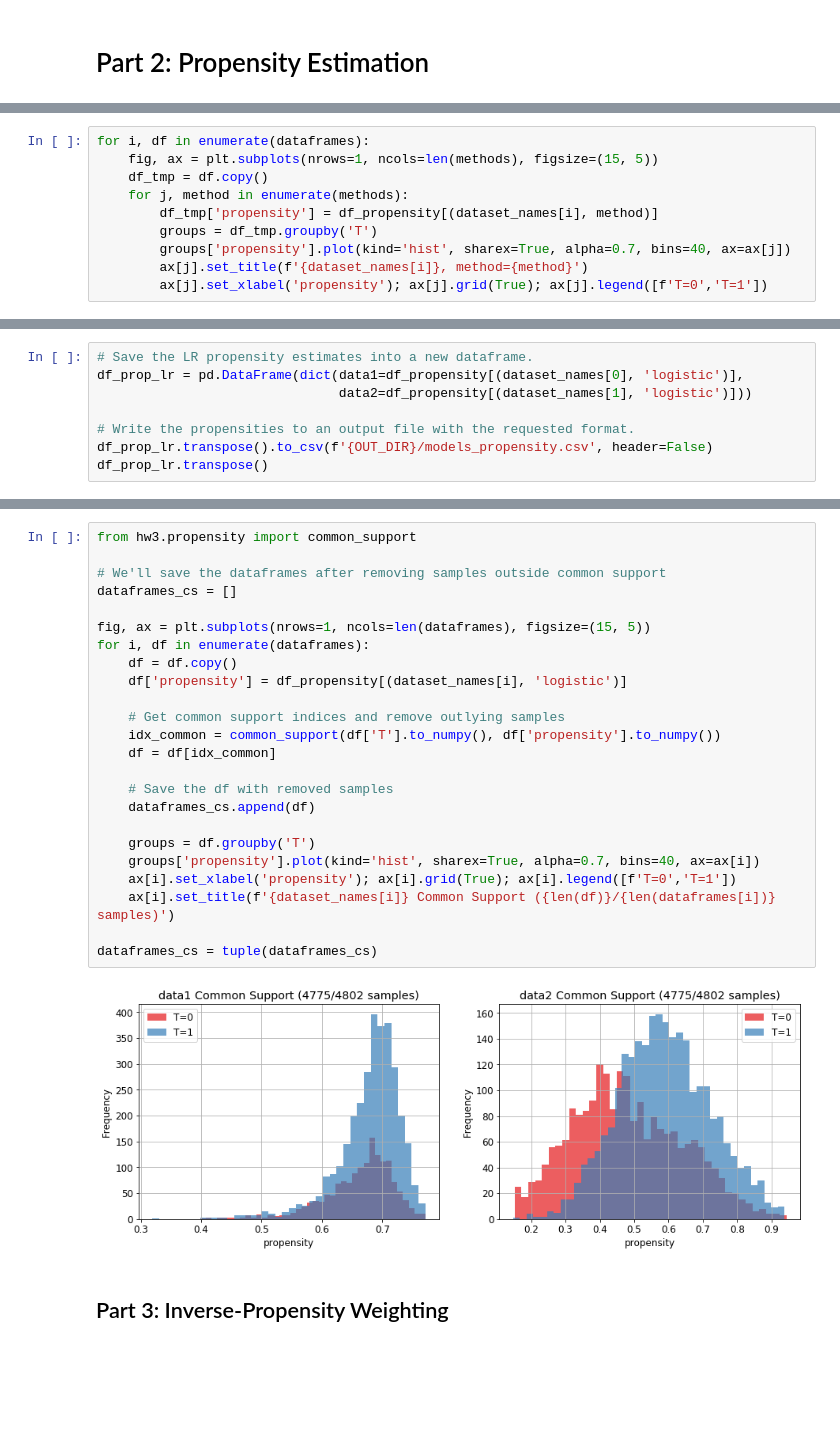
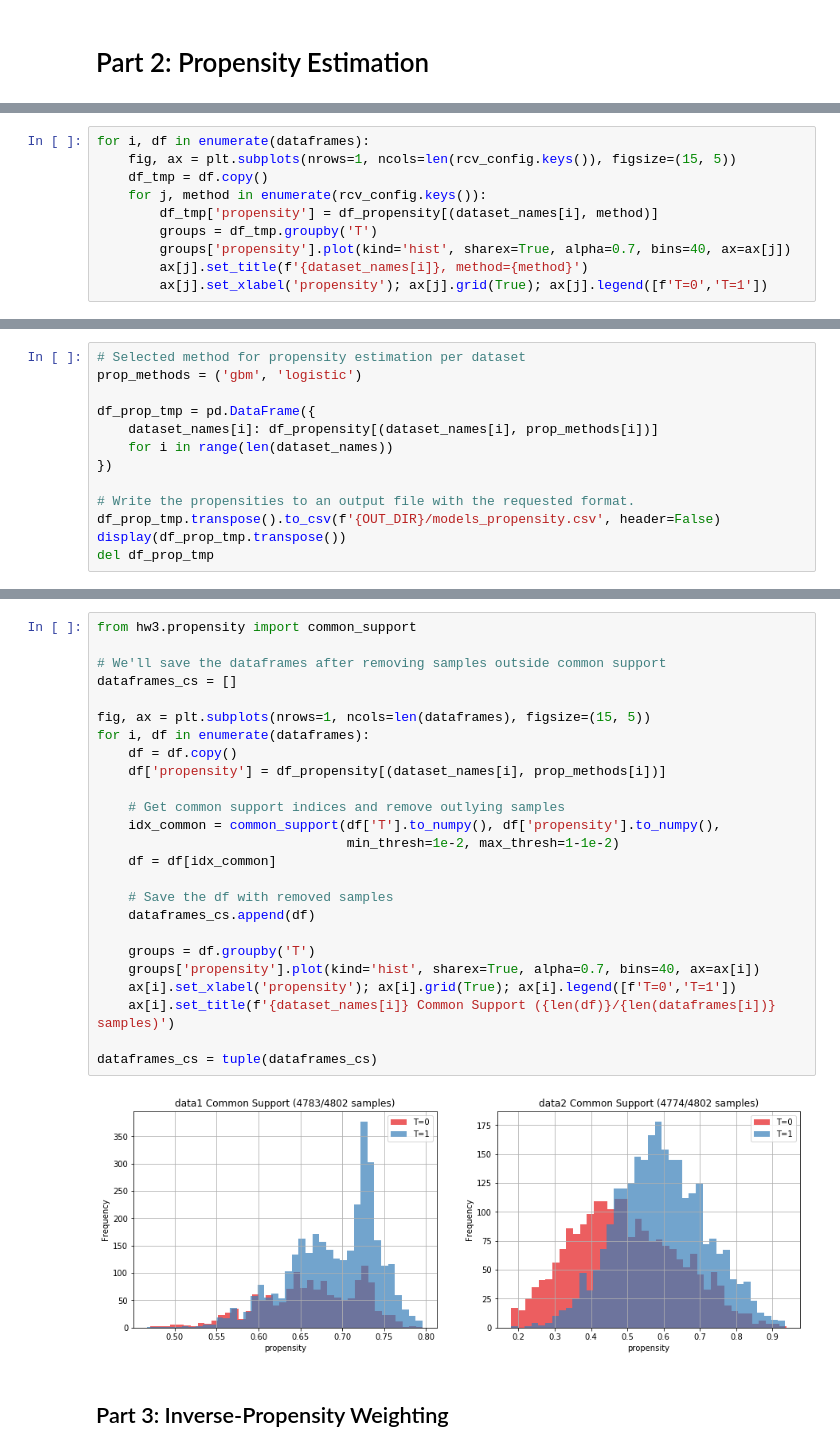
Before and after one commit to avivrosenberg/causal-inference-hw, a Jupyter notebook: hw3/hw3.ipynb, the cells around one changed output, grey strips where cells are left out. Saved outputs shown, nothing was run; the diff lists cells and outputs as text; blank space fills up the shorter version.

```diff
--- a/hw3/hw3.ipynb
+++ b/hw3/hw3.ipynb
@@ -202,8 +241,8 @@ We now plot the distribution of propensity scores between treated and control gr
 # %%
 for i, df in enumerate(dataframes):
-    fig, ax = plt.subplots(nrows=1, ncols=len(methods), figsize=(15, 5))
+    fig, ax = plt.subplots(nrows=1, ncols=len(rcv_config.keys()), figsize=(15, 5))
     df_tmp = df.copy()
-    for j, method in enumerate(methods):
+    for j, method in enumerate(rcv_config.keys()):
         df_tmp['propensity'] = df_propensity[(dataset_names[i], method)]
         groups = df_tmp.groupby('T')
         groups['propensity'].plot(kind='hist', sharex=True, alpha=0.7, bins=40, ax=ax[j])
@@ -223,10 +267,15 @@ In addition, the GBM-based approach leads to less common-support in terms of pro
 # %%
-# Save the LR propensity estimates into a new dataframe.
-df_prop_lr = pd.DataFrame(dict(data1=df_propensity[(dataset_names[0], 'logistic')],
-                               data2=df_propensity[(dataset_names[1], 'logistic')]))
+# Selected method for propensity estimation per dataset
+prop_methods = ('gbm', 'logistic')
+
+df_prop_tmp = pd.DataFrame({
+    dataset_names[i]: df_propensity[(dataset_names[i], prop_methods[i])]
+    for i in range(len(dataset_names))
+})
 
 # Write the propensities to an output file with the requested format.
-df_prop_lr.transpose().to_csv(f'{OUT_DIR}/models_propensity.csv', header=False)
-df_prop_lr.transpose()
+df_prop_tmp.transpose().to_csv(f'{OUT_DIR}/models_propensity.csv', header=False)
+display(df_prop_tmp.transpose())
+del df_prop_tmp
 # %% [output]
 |  | 0 | 1 | 2 | 3 | 4 | 5 | 6 | 7 | 8 | 9 | ... | ... |
@@ -248,29 +298,30 @@ The common support calculation is implemented in the `common_support` function w
 # %%
 from hw3.propensity import common_support
 
 # We'll save the dataframes after removing samples outside common support
 dataframes_cs = []
 
 fig, ax = plt.subplots(nrows=1, ncols=len(dataframes), figsize=(15, 5))
 for i, df in enumerate(dataframes):
     df = df.copy()
-    df['propensity'] = df_propensity[(dataset_names[i], 'logistic')]
+    df['propensity'] = df_propensity[(dataset_names[i], prop_methods[i])]
 
     # Get common support indices and remove outlying samples
-    idx_common = common_support(df['T'].to_numpy(), df['propensity'].to_numpy())
+    idx_common = common_support(df['T'].to_numpy(), df['propensity'].to_numpy(),
+                                min_thresh=1e-2, max_thresh=1-1e-2)
     df = df[idx_common]
 
     # Save the df with removed samples
     dataframes_cs.append(df)
 
     groups = df.groupby('T')
     groups['propensity'].plot(kind='hist', sharex=True, alpha=0.7, bins=40, ax=ax[i])
     ax[i].set_xlabel('propensity'); ax[i].grid(True); ax[i].legend([f'T=0','T=1'])
     ax[i].set_title(f'{dataset_names[i]} Common Support ({len(df)}/{len(dataframes[i])} samples)')
 
 dataframes_cs = tuple(dataframes_cs)
 # %% [output]
-[figure, old version]
+[figure, new version]
 # %% [markdown]
 ## Part 3: Inverse-Propensity Weighting
 # %% [markdown]
```
Also changed, not shown: parts of 20 cells of this notebook.
